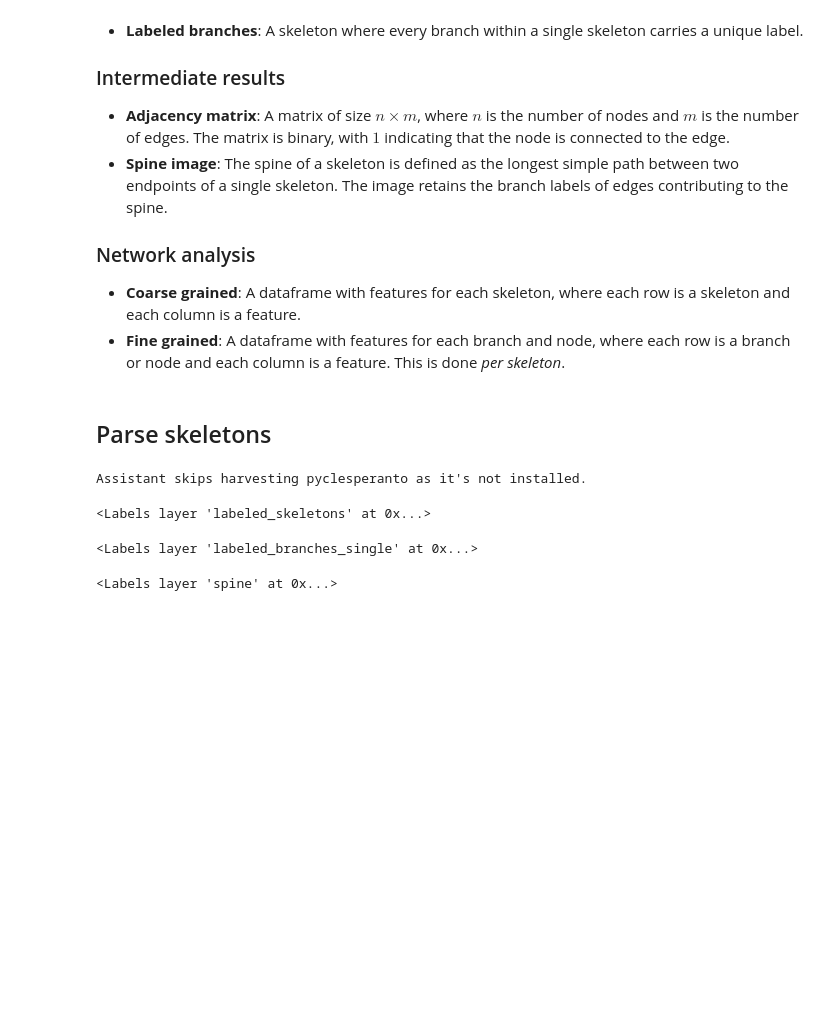
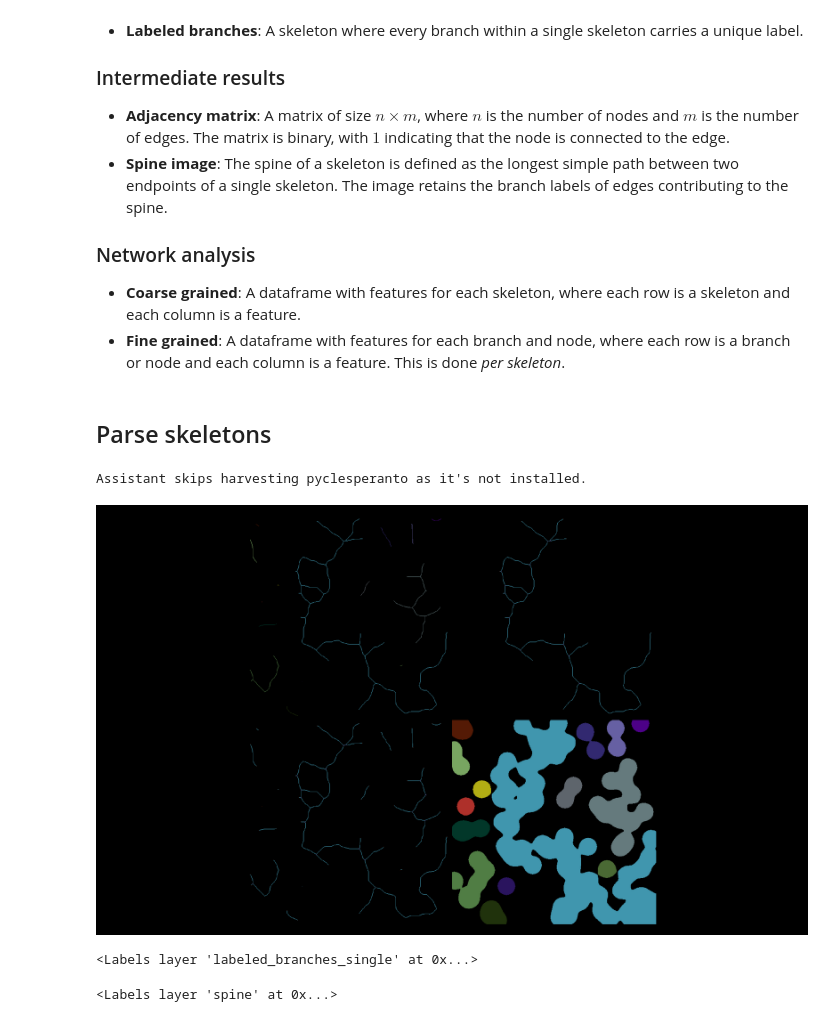
Before and after one commit to allysonryan/napari-toska, a Jupyter notebook: docs/examples/whole_skeleton_measurements_2d.ipynb, the cells around one changed output. Drawn from its saved outputs; the diff is of its cells as text; code cells hidden in the pictures; blank space fills up the shorter version.

Commit message:
added napari screenshots to notebooks
Co-Authored-By: Allyson Quinn Ryan <15361575+allysonryan@users.noreply.github.com>

```diff
--- a/docs/examples/whole_skeleton_measurements_2d.ipynb
+++ b/docs/examples/whole_skeleton_measurements_2d.ipynb
@@ -42,10 +42,12 @@ Assistant skips harvesting pyclesperanto as it's not installed.
 # %%
 viewer.add_labels(labels, name='labels')
 viewer.add_labels(parsed_skeletons_all)
 viewer.add_labels(parsed_skeletons_single)
 viewer.add_labels(labeled_skeletons)
+viewer.grid.enabled = True
+napari.utils.nbscreenshot(viewer, canvas_only=True)
 # %% [output]
-<Labels layer 'labeled_skeletons' at 0x...>
+[figure, added]
 # %%
 adjacency_matrix = nts.create_adjacency_matrix(parsed_skeletons_single, neighborhood='n8')
 graph = nts.convert_adjacency_matrix_to_graph(adjacency_matrix)
```
Also changed, not shown: parts of 6 cells of this notebook.
